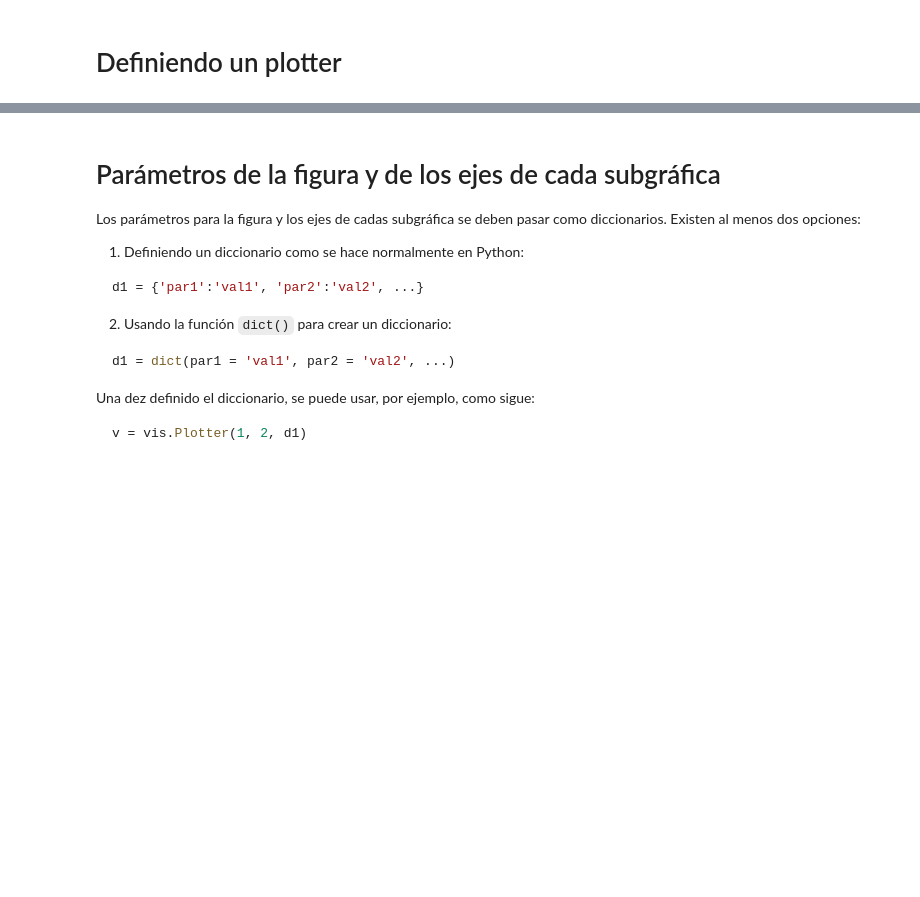
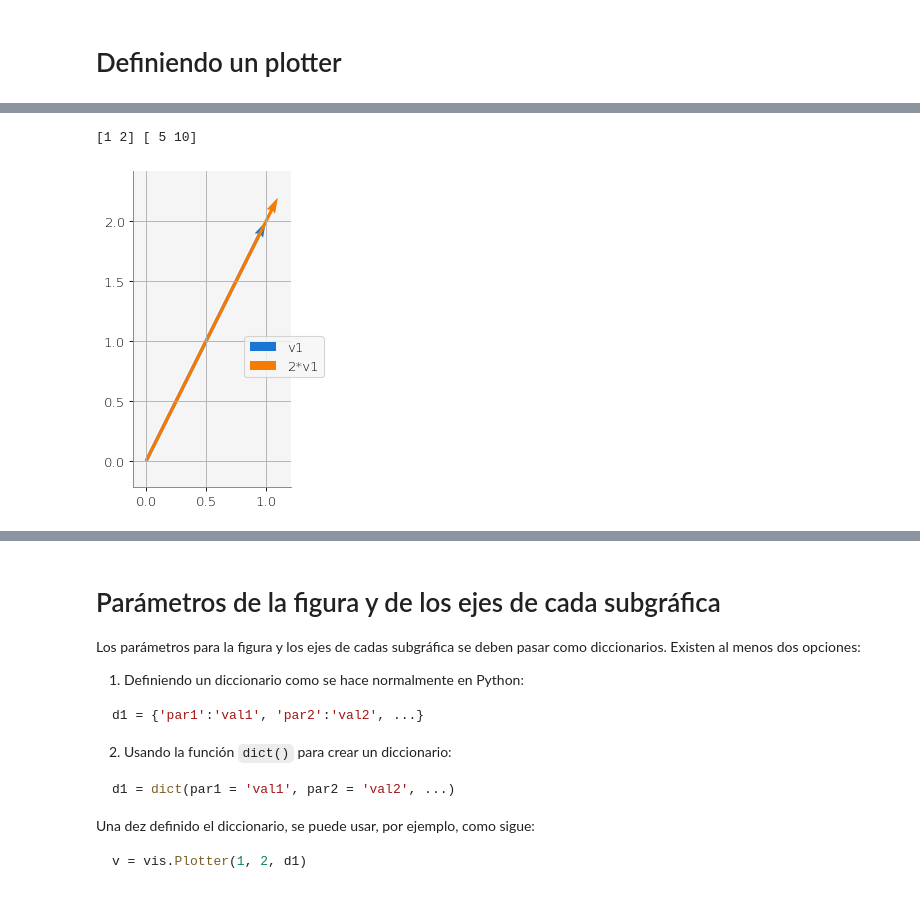
Before and after one commit to luiggix/macti_lib, a Jupyter notebook: macti/test_visual.ipynb, the cells around one changed output, grey strips where cells are left out. Drawn from its saved outputs; the diff is of its cells as text; code cells hidden in the pictures; blank space fills up the shorter version.

```diff
--- a/macti/test_visual.ipynb
+++ b/macti/test_visual.ipynb
@@ -13,3 +35,11 @@ vis.Plotter()
+# %%
+print(v1, 5*v1)
+v = vis.Plotter()
+v.plot_vectors(1, [v1, 1.1*v1], ['v1', '2*v1'], w=0.020)
+v.grid()
+# %% [output]
+[1 2] [ 5 10]
+[figure, added]
 # %%
 v = vis.Plotter(1,2)
 x = np.array([1,2,3])
```
Also changed, not shown: parts of 11 cells of this notebook, 1 other file.
